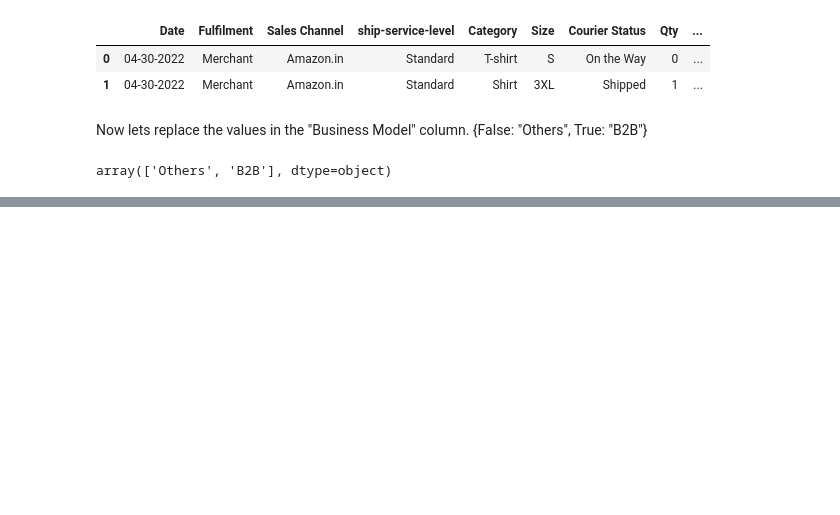
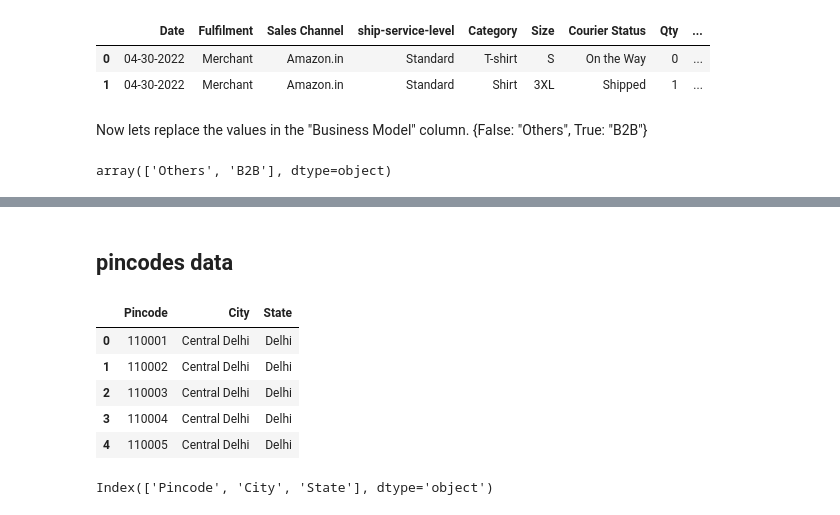
Before and after one commit to yuvaneshkm/amazon-sales-analysis, a Jupyter notebook: experiments/data_cleaning.ipynb, the cells around one changed output, grey strips where cells are left out. Drawn from its saved outputs; the diff is of its cells as text; code cells hidden in the pictures; blank space fills up the shorter version.

```diff
--- a/experiments/data_cleaning.ipynb
+++ b/experiments/data_cleaning.ipynb
@@ -460,0 +430,19 @@ array(['Maharashtra', 'Karnataka', 'Puducherry', 'Tamil Nadu',
+# %% [markdown]
+## pincodes data
+# %%
+# Now letus import pincodes data:
+pincode_data_path = os.path.abspath(os.path.join(base_dir_path, "data/pincodes.csv"))
+pincode_data = pd.read_csv(pincode_data_path)
+
+pincode_data.head()
+# %% [output]
+|  | Pincode | City | State |
+| 0 | 110001 | Central Delhi | Delhi |
+| 1 | 110002 | Central Delhi | Delhi |
+| 2 | 110003 | Central Delhi | Delhi |
+| 3 | 110004 | Central Delhi | Delhi |
+| 4 | 110005 | Central Delhi | Delhi |
+# %%
+pincode_data.columns
+# %% [output]
+Index(['Pincode', 'City', 'State'], dtype='object')
```
Also changed, not shown: parts of 34 cells of this notebook, 3 other files.
